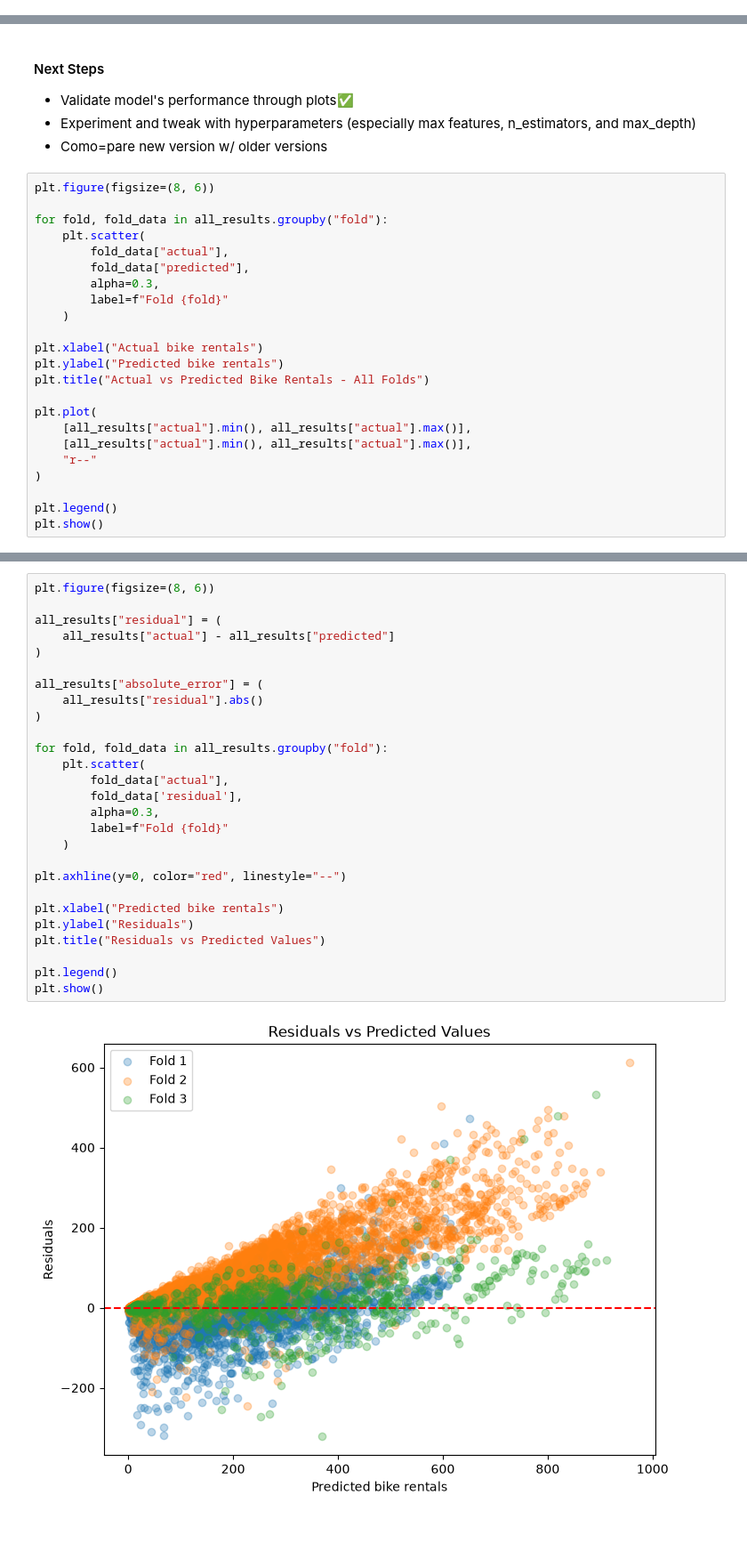
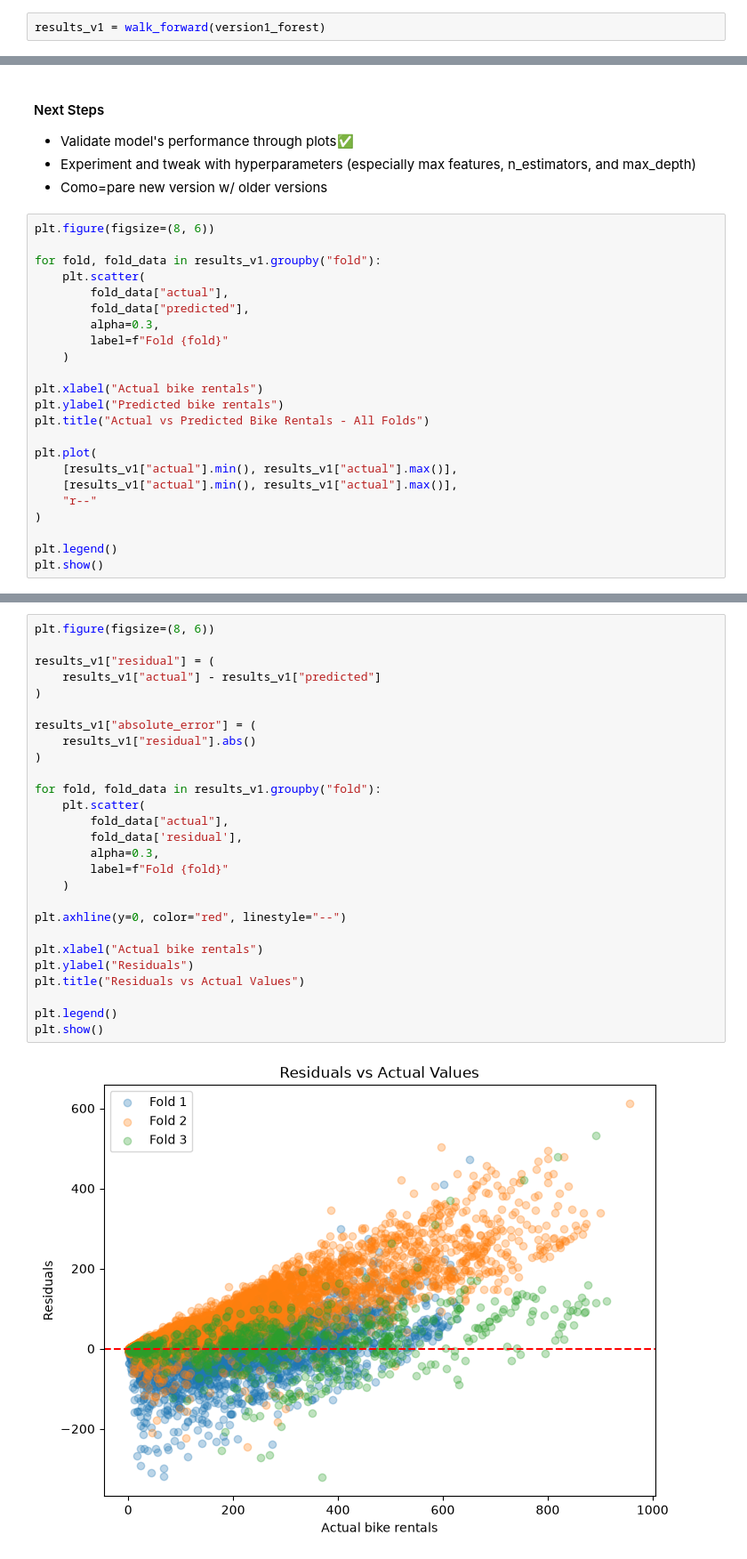
Before and after one commit to GregJackalis/bike-rental-demand-predictor, a Jupyter notebook: notebooks/prediction.ipynb, the cells around one changed output, grey strips where cells are left out. Shown at 89% size. Cells and saved outputs as stored; diff of their text form; blank space fills up the shorter version.

```diff
--- a/notebooks/prediction.ipynb
+++ b/notebooks/prediction.ipynb
@@ -983,3 +982,5 @@ Average R²: 0.7877205195616304
+# %%
+results_v1 = walk_forward(version1_forest)
 # %% [markdown]
 ### Feature Selection Experiment: Removing `yr`
 
@@ -997,7 +998,7 @@ Average R²: 0.7877205195616304
 # %%
 plt.figure(figsize=(8, 6))
 
-for fold, fold_data in all_results.groupby("fold"):
+for fold, fold_data in results_v1.groupby("fold"):
     plt.scatter(
         fold_data["actual"],
         fold_data["predicted"],
@@ -1010,8 +1011,8 @@ plt.ylabel("Predicted bike rentals")
 plt.title("Actual vs Predicted Bike Rentals - All Folds")
 
 plt.plot(
-    [all_results["actual"].min(), all_results["actual"].max()],
-    [all_results["actual"].min(), all_results["actual"].max()],
+    [results_v1["actual"].min(), results_v1["actual"].max()],
+    [results_v1["actual"].min(), results_v1["actual"].max()],
     "r--"
 )
 
@@ -1022,29 +1027,29 @@ plt.show()
 # %%
 plt.figure(figsize=(8, 6))
 
-all_results["residual"] = (
-    all_results["actual"] - all_results["predicted"]
+results_v1["residual"] = (
+    results_v1["actual"] - results_v1["predicted"]
 )
 
-all_results["absolute_error"] = (
-    all_results["residual"].abs()
+results_v1["absolute_error"] = (
+    results_v1["residual"].abs()
 )
 
-for fold, fold_data in all_results.groupby("fold"):
+for fold, fold_data in results_v1.groupby("fold"):
     plt.scatter(
         fold_data["actual"],
         fold_data['residual'],
         alpha=0.3,
         label=f"Fold {fold}"
     )
 
 plt.axhline(y=0, color="red", linestyle="--")
 
-plt.xlabel("Predicted bike rentals")
+plt.xlabel("Actual bike rentals")
 plt.ylabel("Residuals")
-plt.title("Residuals vs Predicted Values")
+plt.title("Residuals vs Actual Values")
 
 plt.legend()
 plt.show()
 # %% [output]
-[figure, old version]
+[figure, new version]
```
Also changed, not shown: parts of 37 cells of this notebook.
